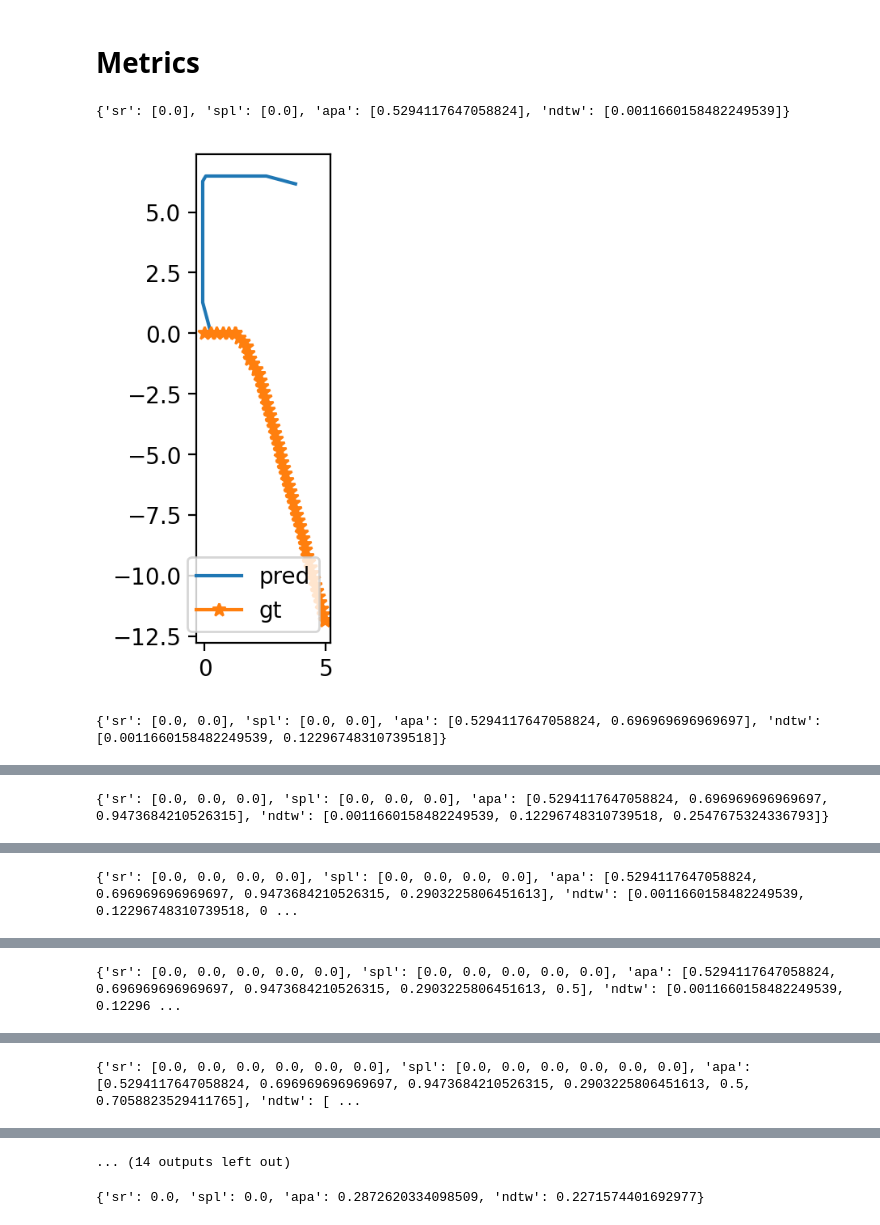
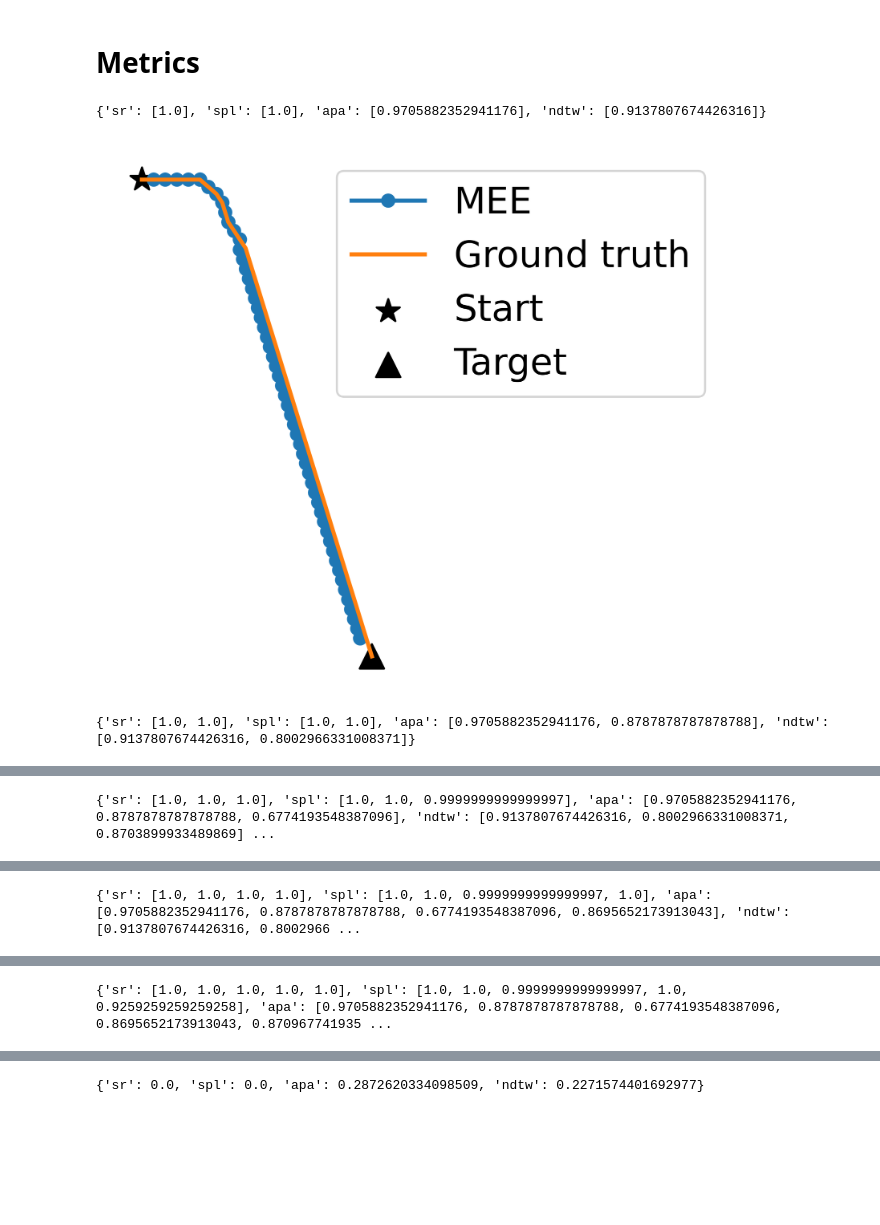
Before and after one commit to RavenKiller/MEE, a Jupyter notebook: scripts/evo_data_realscene.ipynb, the cells around one changed output, grey strips where cells are left out. Cells and saved outputs as stored; diff of their text form; code cells hidden in the pictures; blank space fills up the shorter version.

```diff
--- a/scripts/evo_data_realscene.ipynb
+++ b/scripts/evo_data_realscene.ipynb
@@ -1016,7 +1016,7 @@ for i in tqdm(range(13)):
 # %% [markdown]
 # Metrics
 # %%
-DATA_FOLDER = Path("/root/autodl-tmp/vlntj-ce6+36")
+DATA_FOLDER = Path("/root/EvoEnc/data/pred_action_executed")
 EPISODE_NUM = 13
 import math
 import numpy as np
@@ -1092,44 +1092,61 @@ class Metrics:
         )[0]
 
         nDTW = np.exp(
             -dtw_distance
             / (len(self.pred_position) * self.sr_threshold)
         )
         return nDTW
-    def plot_pos(self):
-        plt.figure(dpi=200)
+    def plot_pos(self,idx=-1):
+        plt.figure(dpi=600, figsize=(5.4,4.8))
         pred_position = np.array(self.pred_position)
         gt_position = np.array(self.gt_position)
-        # print(self.gt_action)
-        # print(self.pred_action)
-        # print(self.gt_heading)
-        plt.plot(pred_position[:,0], pred_position[:,1])
-        plt.plot(gt_position[:,0], gt_position[:,1], marker="*")
-        plt.legend(["pred","gt"])
-        plt.axis('scaled')
+        min_v = np.min(gt_position)
+        pred_position = pred_position - min_v
+        gt_position = gt_position - min_v
+        max_v = np.max(gt_position)
+        pred_position = pred_position/max_v
+        gt_position = gt_position/max_v
+        x_min = min(gt_position[:,0].min(), pred_position[:, 0].min())
+        y_min = min(gt_position[:,1].min(), pred_position[:, 1].min())
+        x_max = max(gt_position[:,0].max(), pred_position[:, 0].max())
+        y_max = max(gt_position[:,1].max(), pred_position[:, 1].max())
+        d_max = max(x_max-x_min, y_max-y_min)
+        plt.plot(pred_position[1:,0], pred_position[1:,1], marker="o",linewidth=2)
+        plt.plot(gt_position[:,0], gt_position[:,1],linewidth=2)
+        time.sleep(1)
+        ms = 144
+        plt.scatter(gt_position[0,0], gt_position[0,1], marker="*", color="k", s=ms)
+        plt.scatter(gt_position[-1,0], gt_position[-1,1], marker="^", color="k", s=ms)
+        plt.legend(["MEE","Ground truth","Start","Target"], fontsize=18)
+        # plt.axis('scaled')
+        plt.xlim([x_min-0.04,x_min+d_max+0.04])
+        plt.ylim([y_min-0.04,y_min+d_max+0.04])
+        plt.axis(False)
+        if idx>-1:
+            plt.savefig("{}.png".format(idx), dpi=600)
         plt.show()
 
     # def calc_ape(self):
 results = {
     "sr":[],
     "spl": [],
     "apa": [],
     "ndtw": [],
 }
-for i in range(EPISODE_NUM):
+for i in [0,1,3,9,12]:
     episode_folder = DATA_FOLDER / str(i)
     with open(episode_folder/"action"/"action.json", "r") as f:
         gt_action = json.loads(f.read())
     with open(episode_folder/"pred_action"/"pred_action.json", "r") as f:
         pred_action = json.loads(f.read())
     metrics = Metrics(pred_action, gt_action)
     results["sr"].append(metrics.calc_sr())
     results["spl"].append(metrics.calc_spl())
     results["apa"].append(metrics.calc_apa())
     results["ndtw"].append(metrics.calc_ndtw())
     print(results)
-    metrics.plot_pos()
+    metrics.plot_pos(i)
 # %% [output]
-{'sr': [0.0], 'spl': [0.0], 'apa': [0.5294117647058824], 'ndtw': [0.0011660158482249539]}
+{'sr': [1.0], 'spl': [1.0], 'apa': [0.9705882352941176], 'ndtw': [0.9137807674426316]}
-[figure, old version]
+[figure, new version]
-{'sr': [0.0, 0.0], 'spl': [0.0, 0.0], 'apa': [0.5294117647058824, 0.696969696969697], 'ndtw': [0.0011660158482249539, 0.12296748310739518]}
+{'sr': [1.0, 1.0], 'spl': [1.0, 1.0], 'apa': [0.9705882352941176, 0.8787878787878788], 'ndtw': [0.9137807674426316, 0.8002966331008371]}
@@ -1137 +1154 @@ for i in range(EPISODE_NUM):
-{'sr': [0.0, 0.0, 0.0], 'spl': [0.0, 0.0, 0.0], 'apa': [0.5294117647058824, 0.696969696969697, 0.9473684210526315], 'ndtw': [0.0011660158482249539, 0.12296748310739518, 0.2547675324336793]}
+{'sr': [1.0, 1.0, 1.0], 'spl': [1.0, 1.0, 0.9999999999999997], 'apa': [0.9705882352941176, 0.8787878787878788, 0.6774193548387096], 'ndtw': [0.9137807674426316, 0.8002966331008371, 0.8703899933489869] ...
@@ -1139 +1156 @@ for i in range(EPISODE_NUM):
-{'sr': [0.0, 0.0, 0.0, 0.0], 'spl': [0.0, 0.0, 0.0, 0.0], 'apa': [0.5294117647058824, 0.696969696969697, 0.9473684210526315, 0.2903225806451613], 'ndtw': [0.0011660158482249539, 0.12296748310739518, 0 ...
+{'sr': [1.0, 1.0, 1.0, 1.0], 'spl': [1.0, 1.0, 0.9999999999999997, 1.0], 'apa': [0.9705882352941176, 0.8787878787878788, 0.6774193548387096, 0.8695652173913043], 'ndtw': [0.9137807674426316, 0.8002966 ...
@@ -1141 +1158 @@ for i in range(EPISODE_NUM):
-{'sr': [0.0, 0.0, 0.0, 0.0, 0.0], 'spl': [0.0, 0.0, 0.0, 0.0, 0.0], 'apa': [0.5294117647058824, 0.696969696969697, 0.9473684210526315, 0.2903225806451613, 0.5], 'ndtw': [0.0011660158482249539, 0.12296 ...
+{'sr': [1.0, 1.0, 1.0, 1.0, 1.0], 'spl': [1.0, 1.0, 0.9999999999999997, 1.0, 0.9259259259259258], 'apa': [0.9705882352941176, 0.8787878787878788, 0.6774193548387096, 0.8695652173913043, 0.870967741935 ...
@@ -1143 +1159,0 @@ for i in range(EPISODE_NUM):
-{'sr': [0.0, 0.0, 0.0, 0.0, 0.0, 0.0], 'spl': [0.0, 0.0, 0.0, 0.0, 0.0, 0.0], 'apa': [0.5294117647058824, 0.696969696969697, 0.9473684210526315, 0.2903225806451613, 0.5, 0.7058823529411765], 'ndtw': [ ...
@@ -1145,4 +1160,3 @@ for i in range(EPISODE_NUM):
-... (14 outputs left out)
 # %%
 # random
 DATA_FOLDER = Path("/root/autodl-tmp/vlntj-ce13+39")
```
Also changed, not shown: parts of 1 cell of this notebook, 1 other file.
